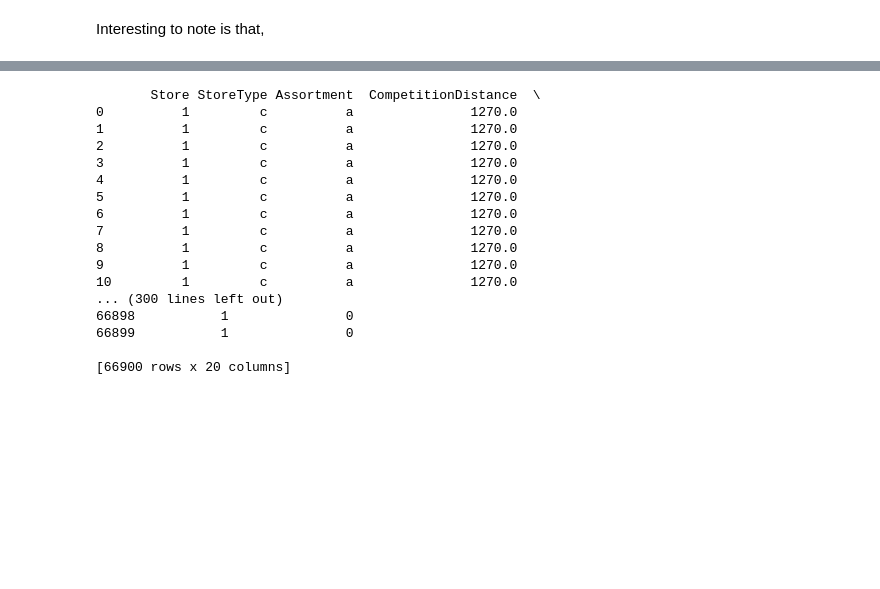
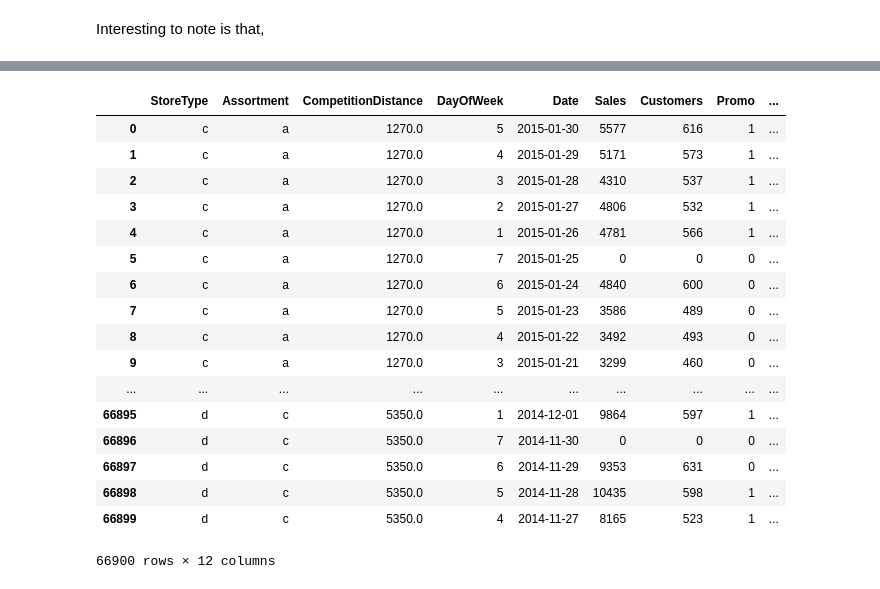
Before and after one commit to HooDeLin/CS3244-Homework-3, a Jupyter notebook: CS3244 Homework 3-Copy1.ipynb, the cells around one changed output, grey strips where cells are left out. Saved outputs shown, nothing was run; the diff lists cells and outputs as text; code cells hidden in the pictures; blank space fills up the shorter version.

Commit message:
Finalise data cleaning

```diff
--- a/CS3244 Homework 3-Copy1.ipynb
+++ b/CS3244 Homework 3-Copy1.ipynb
@@ -37,7 +37,6 @@ storeData = pd.read_csv('store.csv')
 # testDataUnsanitized = pd.read_csv('test_v2.csv',  parse_dates=['Date'], dtype={'StateHoliday': 'str'})
 # %%
 # Cleaning the data
-# There is no StateHoliday anywhere in the data
 def hasHoliday(row):
     if row['StateHoliday'] != "0" or row['SchoolHoliday'] != "0":
         return 1
@@ -64,23 +63,36 @@ month_num_name_dict = {
     "11": "Nov",
     "12": "Dec"
 }
+
 def isHavingPromo2(row):
-    try:
-        if isinstance(row['PromoInterval'], str):
-            return 0
-        elif month_num_name_dict[str(row['Date'].month)] in row['PromoInterval']:
-            return 1
-        else:
-            return 0
-    except:
-        print(row['PromoInterval'])
+    if not isinstance(row['PromoInterval'], str):
         return 0
+    elif month_num_name_dict[str(row['Date'].to_pydatetime().month)] in row['PromoInterval']:
+        return 1
+    else:
+        return 0
+
+# Possible thought: If we are not at the promo interval, should promo2Age have any effect?
+def promo2Age(row):
+    if row['Promo2'] == 0:
+        return 0
+    else:
+#        https://stackoverflow.com/a/17087427
+        date = str(int(row["Promo2SinceYear"])) + "-W" + str(int(row["Promo2SinceWeek"]))
+        f_date = datetime.strptime(date + '-0', "%Y-W%W-%w")
+        return (row['Date'].to_pydatetime() - f_date).days
 trainData = pd.merge(storeData, trainData, on='Store')
-trainData['hasHoliday'] = trainData.apply(lambda row: hasHoliday(row), axis=1)
+trainData['HasHoliday'] = trainData.apply(lambda row: hasHoliday(row), axis=1)
 trainData['CompetitionAge'] = trainData.apply(lambda row: calculateCompetitionAge(row), axis=1)
-trainData['havingPromo2'] = trainData.apply(lambda row: isHavingPromo2(row), axis=1)
+trainData['HavingPromo2'] = trainData.apply(lambda row: isHavingPromo2(row), axis=1)
+trainData['Promo2Age'] = trainData.apply(lambda row: promo2Age(row), axis=1)
 trainData.drop('CompetitionOpenSinceMonth', axis=1, inplace=True)
 trainData.drop('CompetitionOpenSinceYear', axis=1, inplace=True)
 trainData.drop('StateHoliday', axis=1, inplace=True)
 trainData.drop('SchoolHoliday', axis=1, inplace=True)
+trainData.drop('Promo2SinceWeek', axis=1, inplace=True)
+trainData.drop('Promo2SinceYear', axis=1, inplace=True)
+trainData.drop('PromoInterval', axis=1, inplace=True)
+trainData.drop('Promo2', axis=1, inplace=True)
+trainData.drop('Open', axis=1, inplace=True)
 trainData.drop('Store', axis=1, inplace=True)
@@ -105,20 +99,21 @@ nan
-# %%
-print(trainData)
-# %% [output]
-       Store StoreType Assortment  CompetitionDistance  \
-0          1         c          a               1270.0
-1          1         c          a               1270.0
-2          1         c          a               1270.0
-3          1         c          a               1270.0
-4          1         c          a               1270.0
-5          1         c          a               1270.0
-6          1         c          a               1270.0
-7          1         c          a               1270.0
-8          1         c          a               1270.0
-9          1         c          a               1270.0
-10         1         c          a               1270.0
-... (300 lines left out)
-66898           1               0
-66899           1               0
-
-[66900 rows x 20 columns]
+# %%
+trainData
+# %% [output]
+|  | StoreType | Assortment | CompetitionDistance | DayOfWeek | Date | Sales | Customers | Promo | ... |
+| 0 | c | a | 1270.0 | 5 | 2015-01-30 | 5577 | 616 | 1 | ... |
+| 1 | c | a | 1270.0 | 4 | 2015-01-29 | 5171 | 573 | 1 | ... |
+| 2 | c | a | 1270.0 | 3 | 2015-01-28 | 4310 | 537 | 1 | ... |
+| 3 | c | a | 1270.0 | 2 | 2015-01-27 | 4806 | 532 | 1 | ... |
+| 4 | c | a | 1270.0 | 1 | 2015-01-26 | 4781 | 566 | 1 | ... |
+| 5 | c | a | 1270.0 | 7 | 2015-01-25 | 0 | 0 | 0 | ... |
+| 6 | c | a | 1270.0 | 6 | 2015-01-24 | 4840 | 600 | 0 | ... |
+| 7 | c | a | 1270.0 | 5 | 2015-01-23 | 3586 | 489 | 0 | ... |
+| 8 | c | a | 1270.0 | 4 | 2015-01-22 | 3492 | 493 | 0 | ... |
+| 9 | c | a | 1270.0 | 3 | 2015-01-21 | 3299 | 460 | 0 | ... |
+| ... | ... | ... | ... | ... | ... | ... | ... | ... | ... |
+| 66895 | d | c | 5350.0 | 1 | 2014-12-01 | 9864 | 597 | 1 | ... |
+| 66896 | d | c | 5350.0 | 7 | 2014-11-30 | 0 | 0 | 0 | ... |
+| 66897 | d | c | 5350.0 | 6 | 2014-11-29 | 9353 | 631 | 0 | ... |
+| 66898 | d | c | 5350.0 | 5 | 2014-11-28 | 10435 | 598 | 1 | ... |
+| 66899 | d | c | 5350.0 | 4 | 2014-11-27 | 8165 | 523 | 1 | ... |
+66900 rows × 12 columns
```
Also changed, not shown: parts of 1 cell of this notebook, 1 other file.
